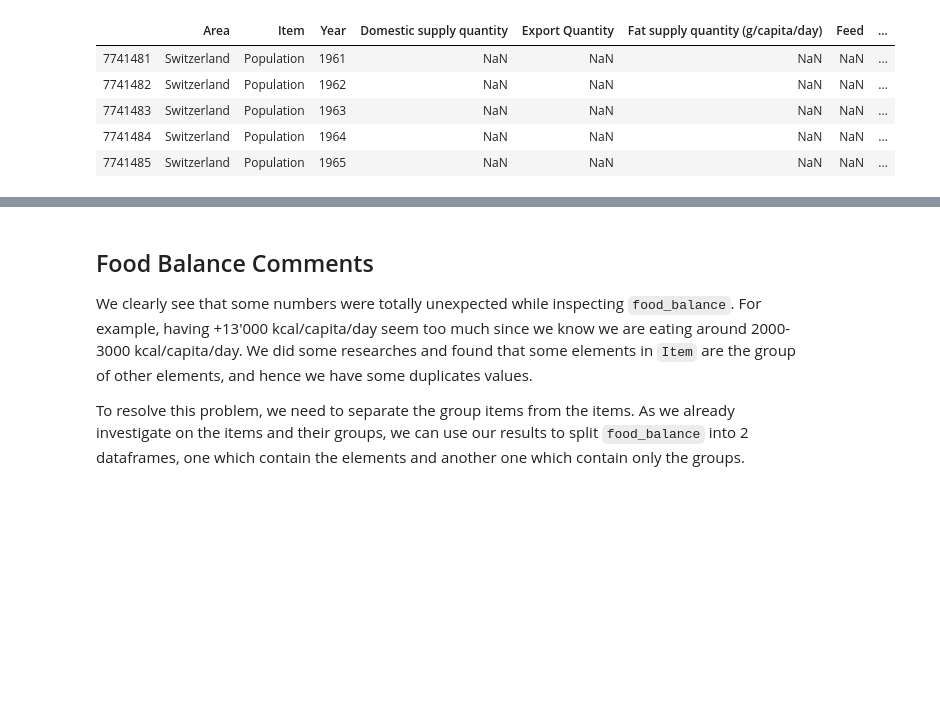
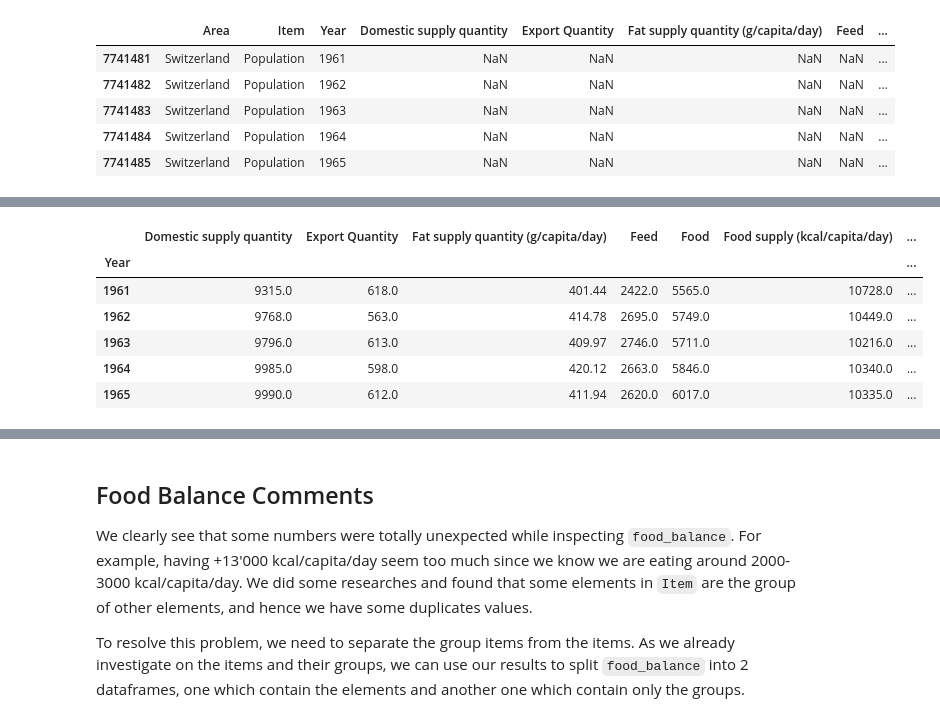
Before and after one commit to jlabhard/ADA_Project, a Jupyter notebook: project_merge_w_Jo.ipynb, the cells around one changed output, grey strips where cells are left out. Drawn from its saved outputs; the diff is of its cells as text; code cells hidden in the pictures; blank space fills up the shorter version.

Commit message:
separated subgroups and groups items

```diff
--- a/project_merge_w_Jo.ipynb
+++ b/project_merge_w_Jo.ipynb
@@ -456,3 +456,6 @@ food_balance_df_CH_wide.head()
 | 7741483 | Switzerland | Population | 1963 | NaN | NaN | NaN | NaN | ... |
 | 7741484 | Switzerland | Population | 1964 | NaN | NaN | NaN | NaN | ... |
 | 7741485 | Switzerland | Population | 1965 | NaN | NaN | NaN | NaN | ... |
+# %%
+food_balance_df_CH_wide_groups_items = food_balance_df_CH_wide.loc[food_balance_df_CH_wide.Item.isin(items_groups_array)]
+food_balance_df_CH_wide_groups_items.head()
@@ -467,3 +487,14 @@ food_balance_df_CH_wide.groupby('Year').sum().head()
 | 1963 | 16670.0 | 746.0 | 518.34 | 4433.0 | 9668.0 | 13161.0 | ... |
 | 1964 | 17086.0 | 712.0 | 531.93 | 4316.0 | 9900.0 | 13326.0 | ... |
 | 1965 | 16876.0 | 723.0 | 521.01 | 4114.0 | 10166.0 | 13319.0 | ... |
+# %%
+"""Inspect the food supply and others per year for groups items"""
+food_balance_df_CH_wide_groups_items.groupby('Year').sum().head()
+# %% [output]
+|  | Domestic supply quantity | Export Quantity | Fat supply quantity (g/capita/day) | Feed | Food | Food supply (kcal/capita/day) | ... |
+| Year |  |  |  |  |  |  | ... |
+| 1961 | 9315.0 | 618.0 | 401.44 | 2422.0 | 5565.0 | 10728.0 | ... |
+| 1962 | 9768.0 | 563.0 | 414.78 | 2695.0 | 5749.0 | 10449.0 | ... |
+| 1963 | 9796.0 | 613.0 | 409.97 | 2746.0 | 5711.0 | 10216.0 | ... |
+| 1964 | 9985.0 | 598.0 | 420.12 | 2663.0 | 5846.0 | 10340.0 | ... |
+| 1965 | 9990.0 | 612.0 | 411.94 | 2620.0 | 6017.0 | 10335.0 | ... |
```
Also changed, not shown: parts of 7 cells of this notebook.
